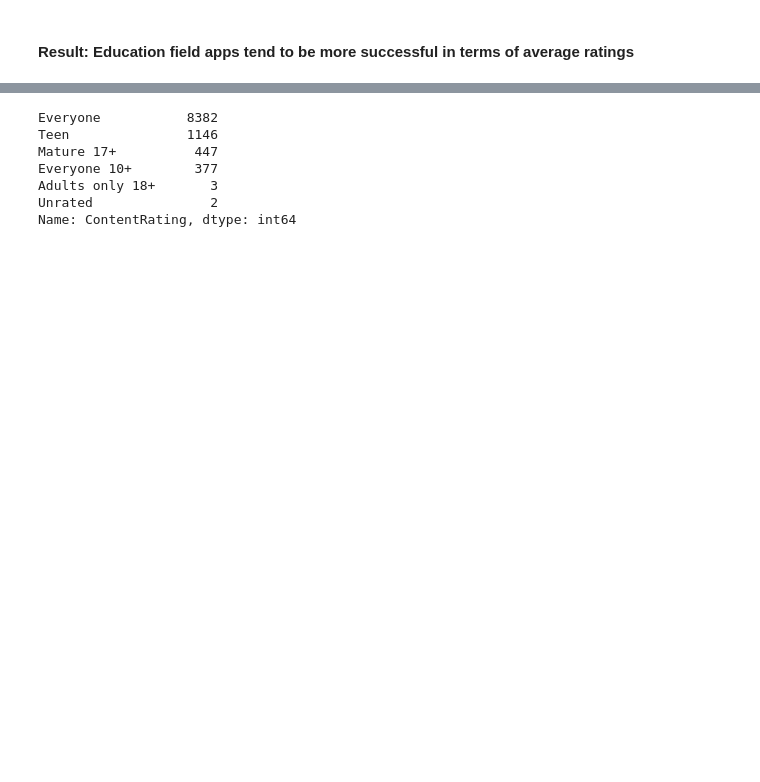
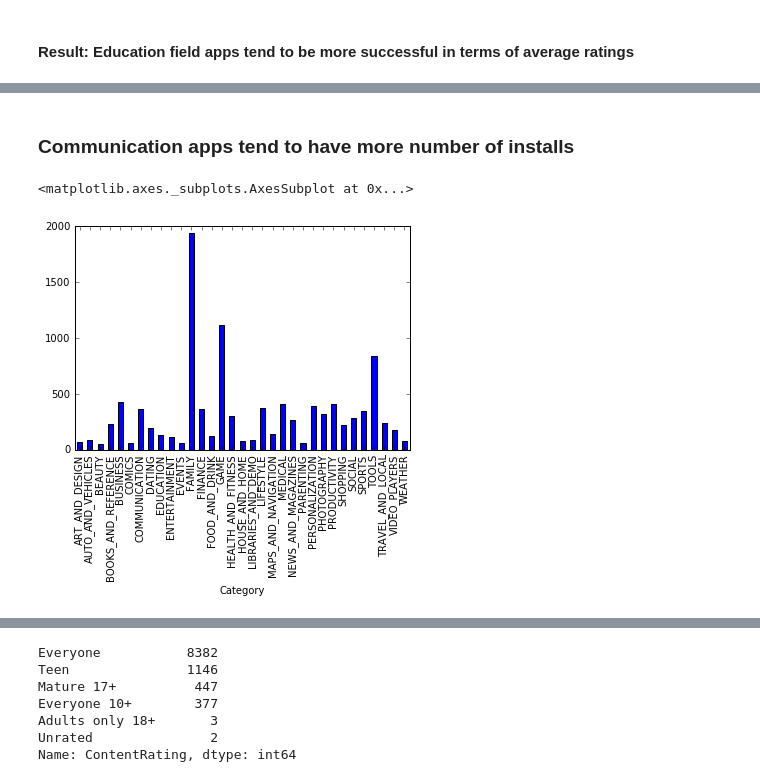
Before and after one commit to vipul5247/App-Analysis-System, a Jupyter notebook: App Analysis System CSI.ipynb, the cells around one changed output, grey strips where cells are left out. Cells and saved outputs as stored; diff of their text form; code cells hidden in the pictures; blank space fills up the shorter version.

```diff
--- a/App Analysis System CSI.ipynb
+++ b/App Analysis System CSI.ipynb
@@ -485,3 +452,8 @@ Name: Installs, dtype: float64>
+# %% [markdown]
+### Communication apps tend to have more number of installs
 # %%
-df5=df.groupby('Category')['ContentRating']
-#df5.head()
+df5=df.groupby('Category')['ContentRating'].count()
+df5.plot(kind='bar')
+# %% [output]
+<matplotlib.axes._subplots.AxesSubplot at 0x...>
+[figure, added]
```
Also changed, not shown: parts of 40 cells of this notebook.
